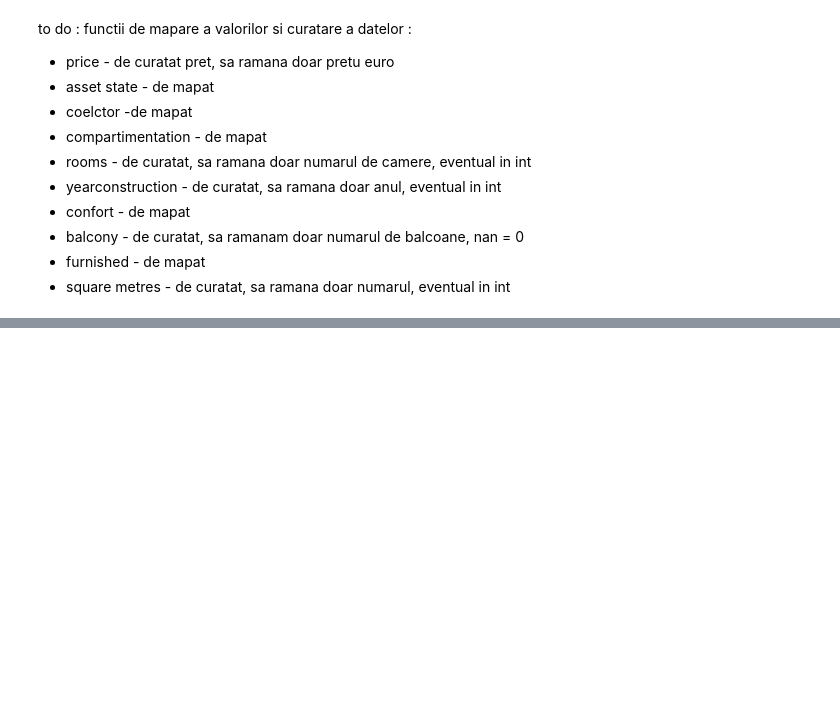
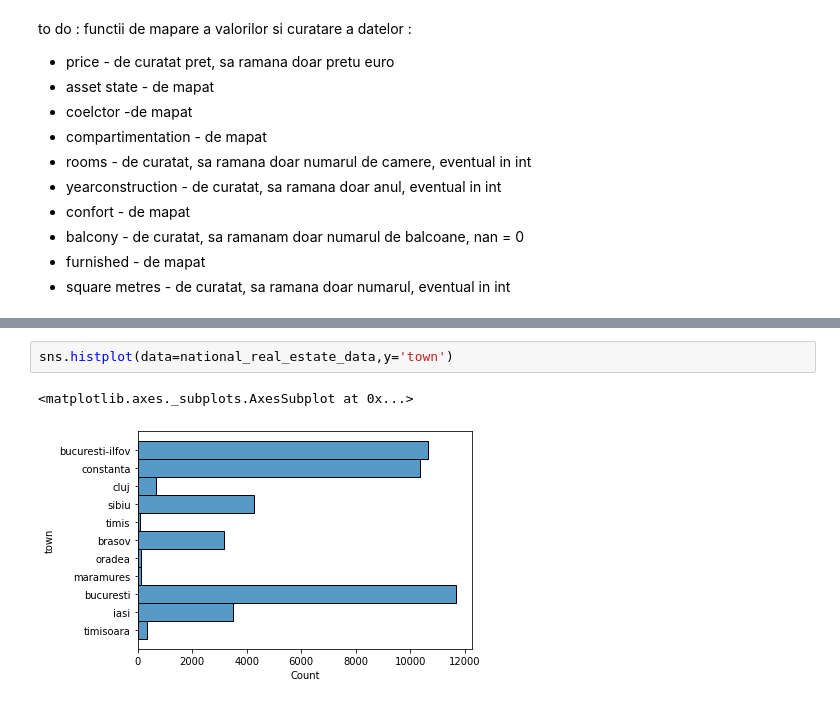
Before and after one commit to Fulea-Andrei/ProjectInfoVisualizationCourse, a Jupyter notebook: info_visualization_project.ipynb, the cells around one changed output, grey strips where cells are left out. Saved outputs shown, nothing was run; the diff lists cells and outputs as text; blank space fills up the shorter version.

```diff
--- a/info_visualization_project.ipynb
+++ b/info_visualization_project.ipynb
@@ -311,0 +350,5 @@ class CleaningDataSet():
+# %%
+sns.histplot(data=national_real_estate_data,y='town')
+# %% [output]
+<matplotlib.axes._subplots.AxesSubplot at 0x...>
+[figure, added]
```
Also changed, not shown: parts of 13 cells of this notebook.
